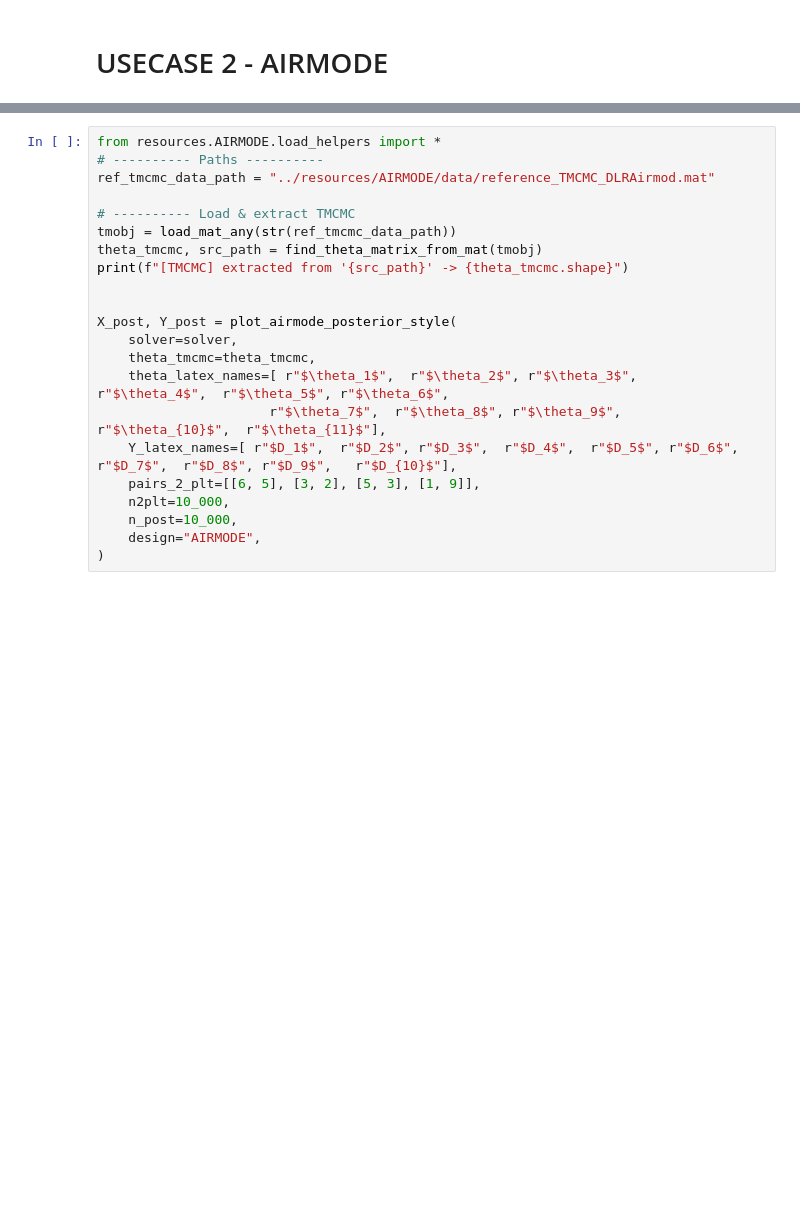
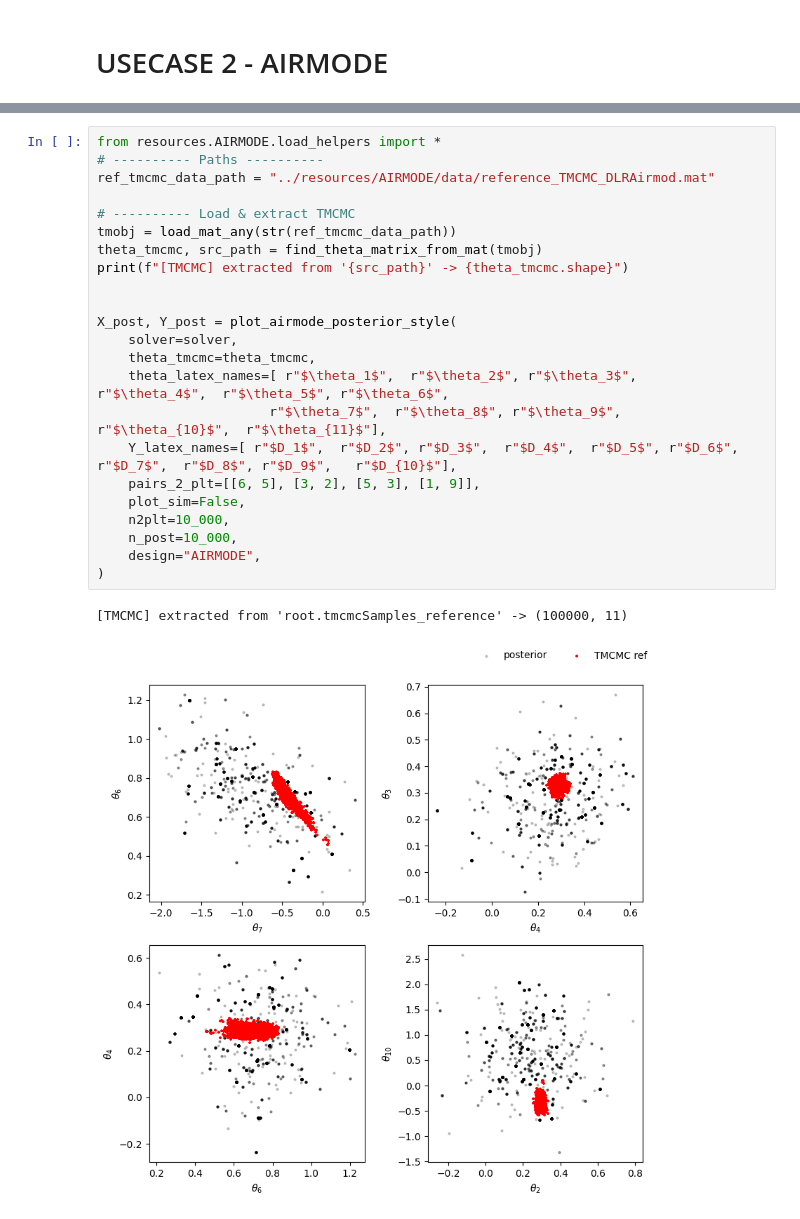
Before and after one commit to Roberock/KNNcalibrator, a Jupyter notebook: demo/demo_for_ISRERM2026_updated.ipynb, the cells around one changed output, grey strips where cells are left out. Drawn from its saved outputs; the diff is of its cells as text; blank space fills up the shorter version.

```diff
--- a/demo/demo_for_ISRERM2026_updated.ipynb
+++ b/demo/demo_for_ISRERM2026_updated.ipynb
@@ -103,22 +146,26 @@ print(f"Database size:       {db_size_initial} -> {db_size_final}")
 # %%
 from resources.AIRMODE.load_helpers import *
 # ---------- Paths ----------
 ref_tmcmc_data_path = "../resources/AIRMODE/data/reference_TMCMC_DLRAirmod.mat"
 
 # ---------- Load & extract TMCMC
 tmobj = load_mat_any(str(ref_tmcmc_data_path))
 theta_tmcmc, src_path = find_theta_matrix_from_mat(tmobj)
 print(f"[TMCMC] extracted from '{src_path}' -> {theta_tmcmc.shape}")
 
 
 X_post, Y_post = plot_airmode_posterior_style(
     solver=solver,
     theta_tmcmc=theta_tmcmc,
     theta_latex_names=[ r"$\theta_1$",  r"$\theta_2$", r"$\theta_3$",    r"$\theta_4$",  r"$\theta_5$", r"$\theta_6$",
                       r"$\theta_7$",  r"$\theta_8$", r"$\theta_9$",   r"$\theta_{10}$",  r"$\theta_{11}$"],
     Y_latex_names=[ r"$D_1$",  r"$D_2$", r"$D_3$",  r"$D_4$",  r"$D_5$", r"$D_6$",   r"$D_7$",  r"$D_8$", r"$D_9$",   r"$D_{10}$"],
     pairs_2_plt=[[6, 5], [3, 2], [5, 3], [1, 9]],
+    plot_sim=False,
     n2plt=10_000,
     n_post=10_000,
     design="AIRMODE",
 )
+# %% [output]
+[TMCMC] extracted from 'root.tmcmcSamples_reference' -> (100000, 11)
+[figure, added]
```
Also changed, not shown: parts of 9 cells of this notebook, 7 other files.
